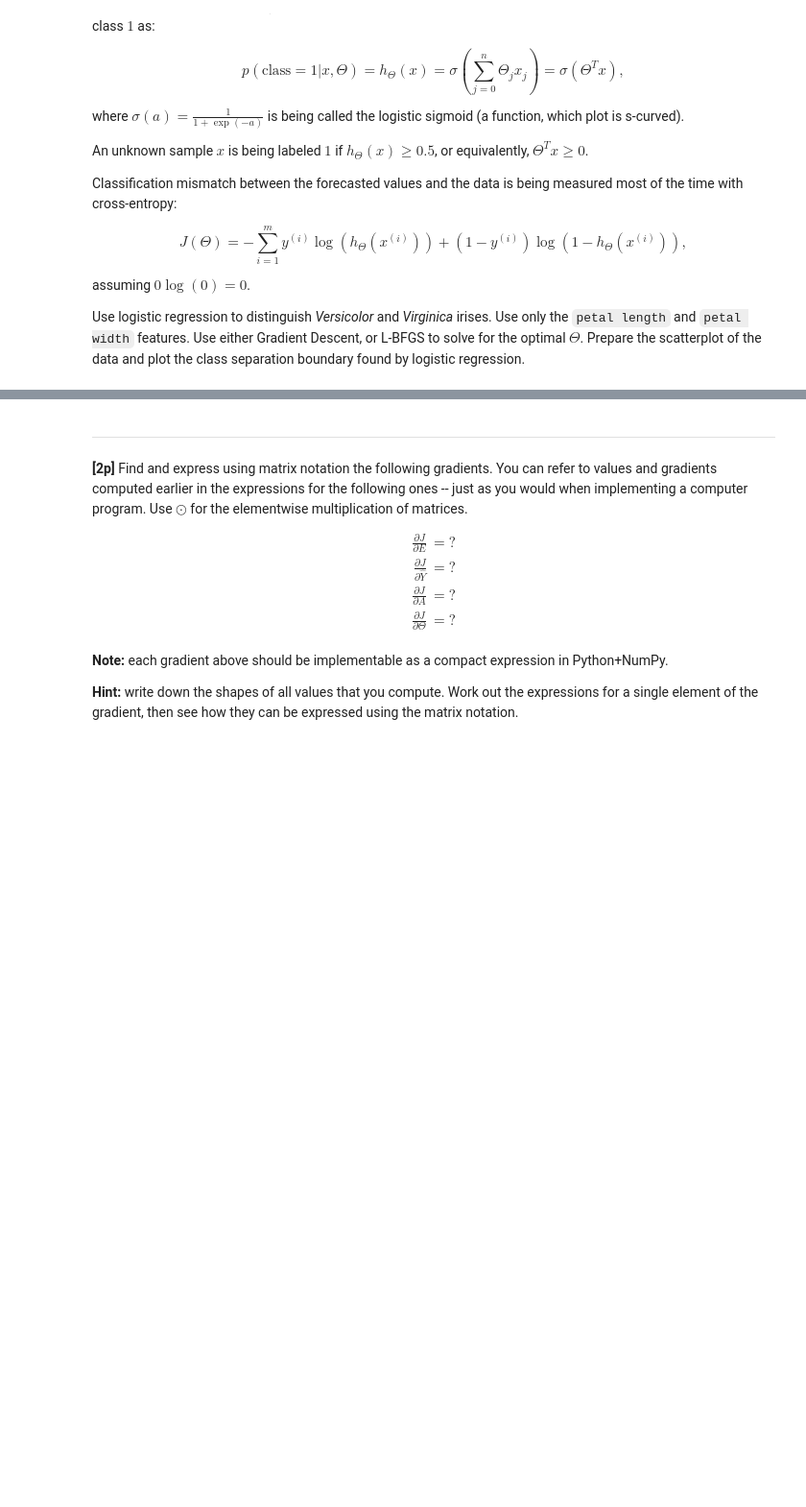
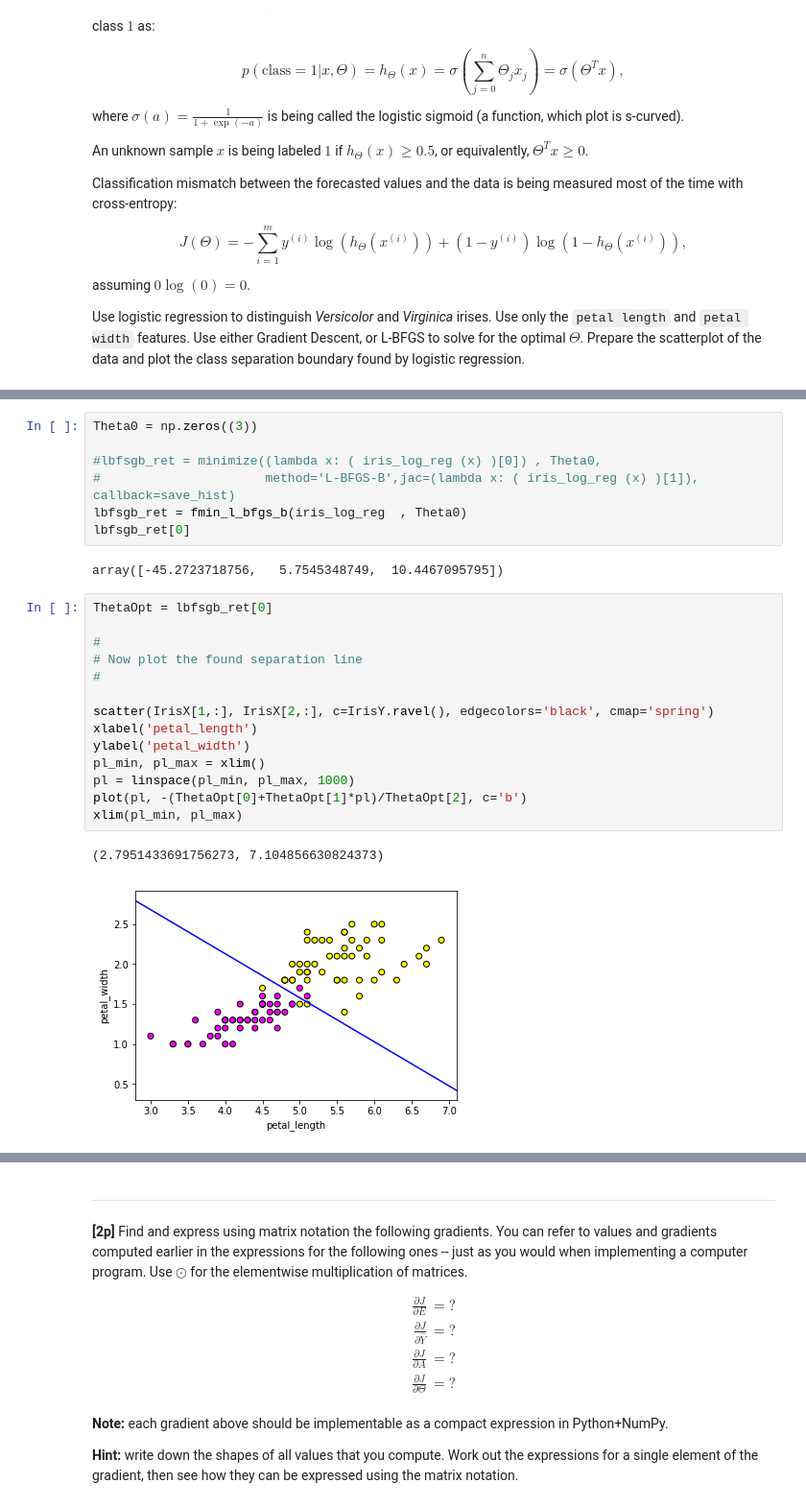
Before and after one commit to wfica/neural_networks, a Jupyter notebook: assignment3/Assignment3.ipynb, the cells around one changed output, grey strips where cells are left out. Shown at 96% size. Cells and saved outputs as stored; diff of their text form; blank space fills up the shorter version.

```diff
--- a/assignment3/Assignment3.ipynb
+++ b/assignment3/Assignment3.ipynb
@@ -411,3 +409,29 @@ xlim(pl_min, pl_max)
+# %%
+Theta0 = np.zeros((3))
+
+#lbfsgb_ret = minimize((lambda x: ( iris_log_reg (x) )[0]) , Theta0,
+#                      method='L-BFGS-B',jac=(lambda x: ( iris_log_reg (x) )[1]), callback=save_hist)
+lbfsgb_ret = fmin_l_bfgs_b(iris_log_reg  , Theta0)
+lbfsgb_ret[0]
+# %% [output]
+array([-45.2723718756,   5.7545348749,  10.4467095795])
+# %%
+ThetaOpt = lbfsgb_ret[0]
+
+#
+# Now plot the found separation line
+#
+
+scatter(IrisX[1,:], IrisX[2,:], c=IrisY.ravel(), edgecolors='black', cmap='spring')
+xlabel('petal_length')
+ylabel('petal_width')
+pl_min, pl_max = xlim()
+pl = linspace(pl_min, pl_max, 1000)
+plot(pl, -(ThetaOpt[0]+ThetaOpt[1]*pl)/ThetaOpt[2], c='b')
+xlim(pl_min, pl_max)
+# %% [output]
+(2.7951433691756273, 7.104856630824373)
+[figure, added]
 # %% [markdown]
 # Problem 3: Backpropagation through a *tanh* Neuron [2p]
 
```
Also changed, not shown: parts of 23 cells of this notebook, 1 other file.
